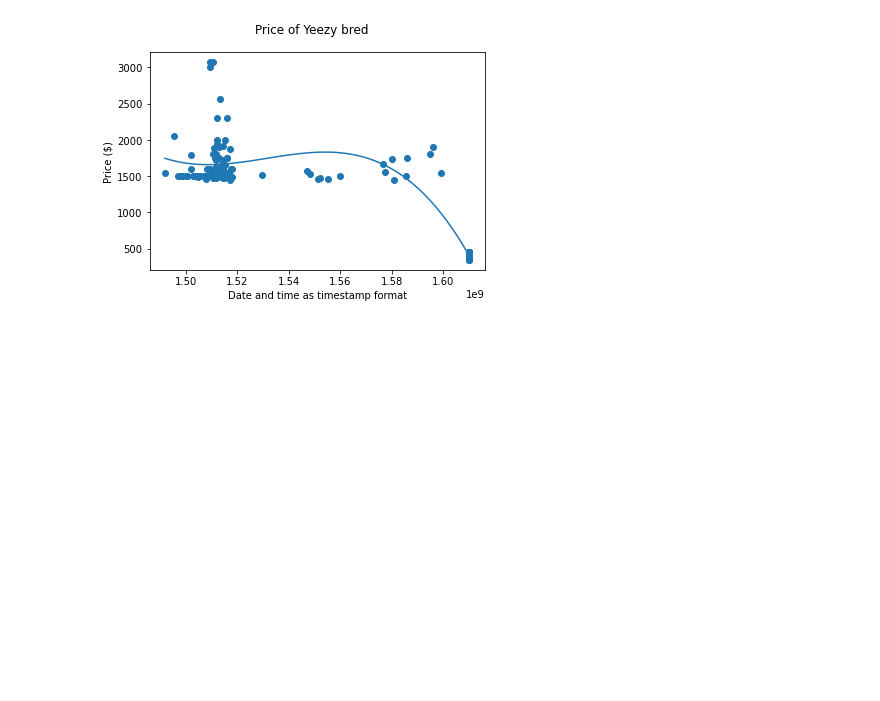
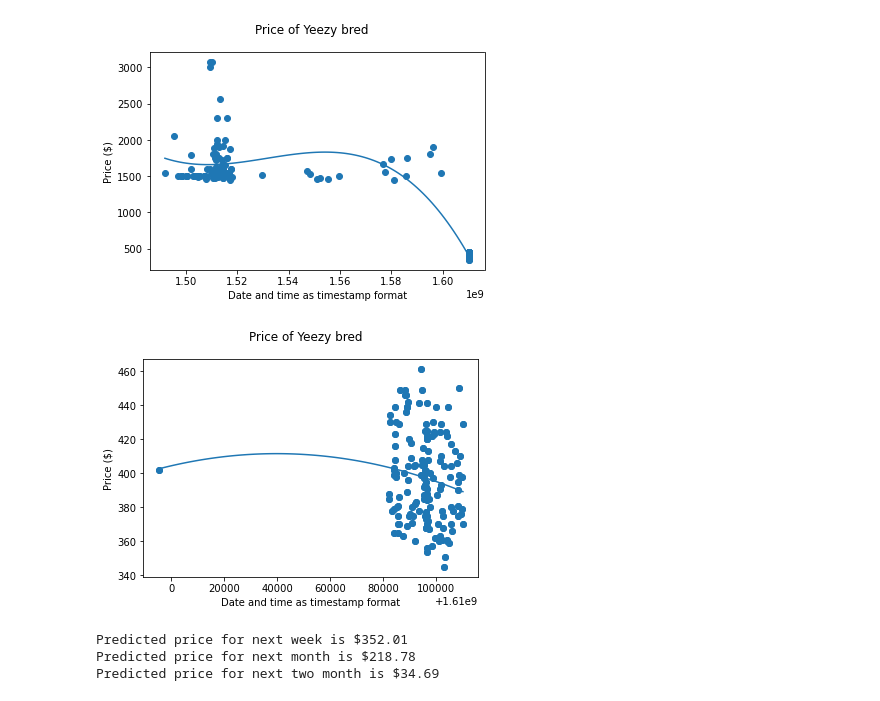
Before and after one commit to PoomK/Sneaker-Price-Predictor, a Jupyter notebook: Price/PricePredictFromTable.ipynb, the cells around one changed output. Drawn from its saved outputs; the diff is of its cells as text; code cells hidden in the pictures; blank space fills up the shorter version.

```diff
--- a/Price/PricePredictFromTable.ipynb
+++ b/Price/PricePredictFromTable.ipynb
@@ -56,11 +56,14 @@ get_info()
 start_date = min(date_arr)
 end_date = max(date_arr)
 
+#Find the current date and time
+now = datetime.now().timestamp()
+
 #Numpy's polynomial model
 mymodel = numpy.poly1d(numpy.polyfit(date_arr, price_arr, 3))
 
 #Specifying how the line will display
-myline = numpy.linspace(start_date, end_date, 100)
+myline = numpy.linspace(start_date, now, 100)
 
 #Plotting and setting up axis
 plt.scatter(date_arr, price_arr)
@@ -75,0 +77,46 @@ plt.show()
+# %%
+last_month_ts = now - (month_seconds*4)
+
+new_date_arr = []
+new_price_arr = []
+
+for i in range(len(date_arr)):
+    if date_arr[i] > last_month_ts:
+        new_date_arr.append(date_arr[i])
+        new_price_arr.append(price_arr[i])
+
+new_date_min = min(new_date_arr)
+new_date_max = max(new_date_arr)
+
+#Numpy's polynomial model
+newmymodel = numpy.poly1d(numpy.polyfit(new_date_arr, new_price_arr, 3))
+
+#Specifying how the line will display
+newmyline = numpy.linspace(new_date_min, new_date_max, 100)
+
+#Plotting and setting up axis
+plt.scatter(new_date_arr, new_price_arr)
+plt.plot(newmyline, newmymodel(newmyline))
+plt.suptitle("Price of Yeezy bred")
+plt.xlabel("Date and time as timestamp format")
+plt.ylabel("Price ($)")
+plt.show()
+# %% [output]
+[figure, added]
+# %%
+#Predicting price
+week_seconds = 604800
+new_week_price = round(mymodel(now + week_seconds),2)
+print("Predicted price for next week is $"+str(new_week_price))
+
+month_seconds = 2628288
+new_month_price = round(mymodel(now + month_seconds),2)
+print("Predicted price for next month is $"+str(new_month_price))
+
+two_month_seconds = 2628288*2
+new_two_month_price = round(mymodel(now + two_month_seconds),2)
+print("Predicted price for next two month is $"+str(new_two_month_price))
+# %% [output]
+Predicted price for next week is $352.01
+Predicted price for next month is $218.78
+Predicted price for next two month is $34.69
```
Also changed, not shown: parts of 1 cell of this notebook, 1 other file.
